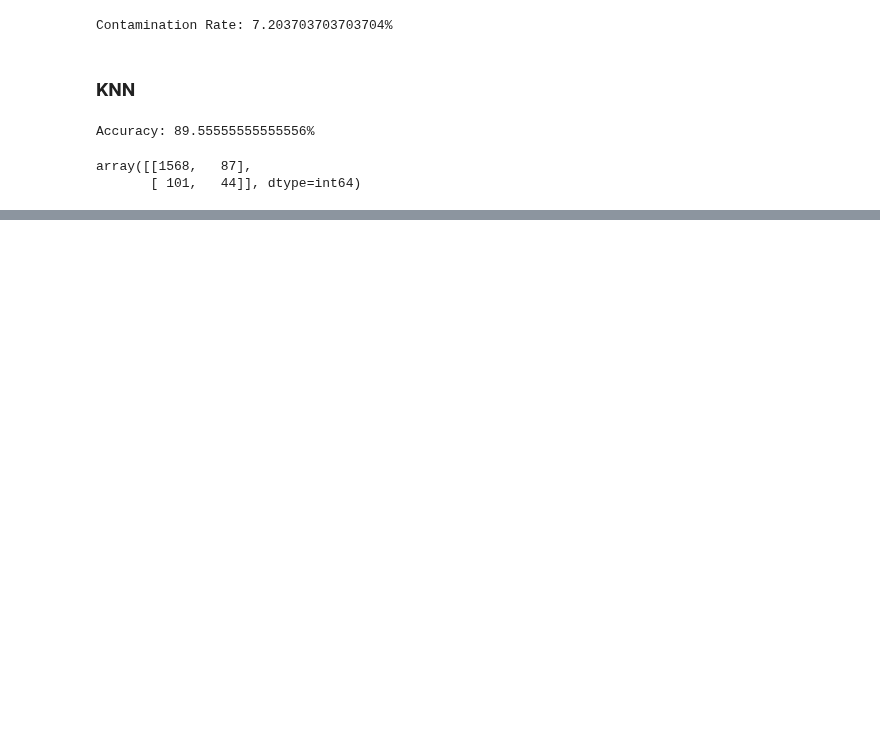
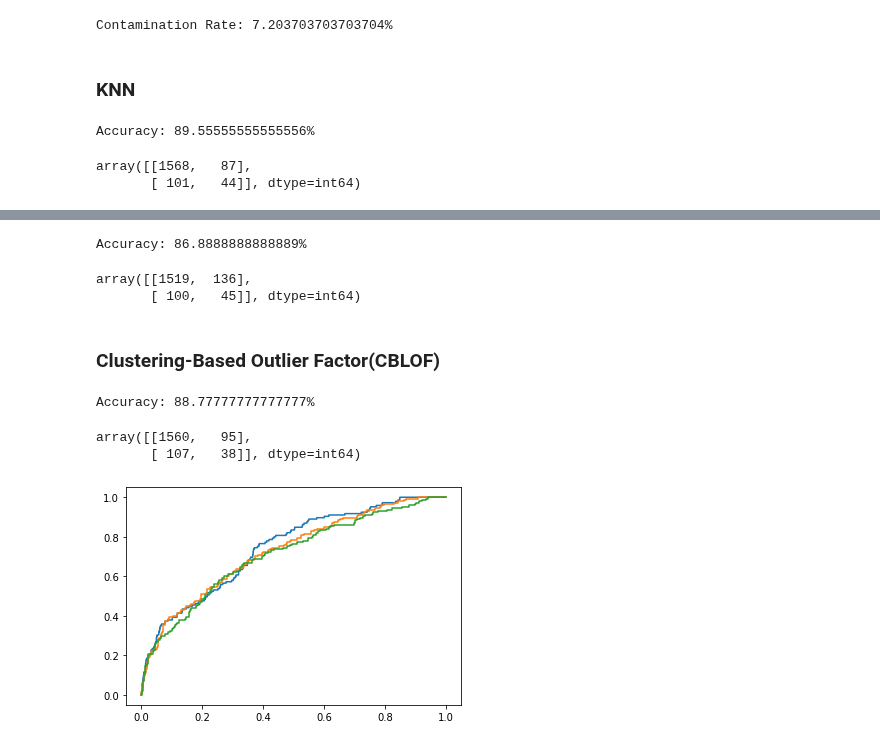
Before and after one commit to Yukkiasuna-sao/Anomaly_Detection, a Jupyter notebook: implementation/STEP1_Implementation.ipynb, the cells around one changed output, grey strips where cells are left out. Saved outputs shown, nothing was run; the diff lists cells and outputs as text; code cells hidden in the pictures; blank space fills up the shorter version.

```diff
--- a/implementation/STEP1_Implementation.ipynb
+++ b/implementation/STEP1_Implementation.ipynb
@@ -234,0 +254,52 @@ plt.show()
+# %%
+clf = COF(contamination = contamination)
+clf.fit(X_train)
+
+y_pred = clf.predict(X_test)
+print("Accuracy: {}%".format(accuracy_score(y_test, y_pred) * 100))
+# %% [output]
+Accuracy: 86.8888888888889%
+# %%
+cof_y_pred_proba = clf.predict_proba(X_test)[::,1]
+
+test_predict['cof_pred'] = cof_y_pred_proba
+# %%
+confusion_matrix(test_predict['outlier'], y_pred)
+# %% [output]
+array([[1519,  136],
+       [ 100,   45]], dtype=int64)
+# %% [markdown]
+### Clustering-Based Outlier Factor(CBLOF)
+# %%
+clf = CBLOF(contamination = contamination)
+clf.fit(X_train)
+
+y_pred = clf.predict(X_test)
+print("Accuracy: {}%".format(accuracy_score(y_test, y_pred) * 100))
+# %% [output]
+Accuracy: 88.77777777777777%
+# %%
+cblof_y_pred_proba = clf.predict_proba(X_test)[::,1]
+
+test_predict['cblof_pred'] = cblof_y_pred_proba
+# %%
+confusion_matrix(test_predict['outlier'], y_pred)
+# %% [output]
+array([[1560,   95],
+       [ 107,   38]], dtype=int64)
+# %%
+knn_fpr, knn_tpr, _ = roc_curve(test_predict['outlier'], test_predict['knn_pred'])
+knn_auc = roc_auc_score(test_predict['outlier'], test_predict['knn_pred'])
+
+lof_fpr, lof_tpr, _ = roc_curve(test_predict['outlier'], test_predict['lof_pred'])
+lof_auc = roc_auc_score(test_predict['outlier'], test_predict['lof_pred'])
+
+cof_fpr, cof_tpr, _ = roc_curve(test_predict['outlier'], test_predict['cof_pred'])
+cof_auc = roc_auc_score(test_predict['outlier'], test_predict['cof_pred'])
+
+plt.plot(knn_fpr, knn_tpr, label = 'KNN, auc={}'.format(knn_auc))
+plt.plot(lof_fpr, lof_tpr, label = 'LOF, auc={}'.format(lof_auc))
+plt.plot(cof_fpr, cof_tpr, label = 'LOF, auc={}'.format(cof_auc))
+plt.show()
+# %% [output]
+[figure, added]
```
Also changed, not shown: parts of 8 cells of this notebook.
